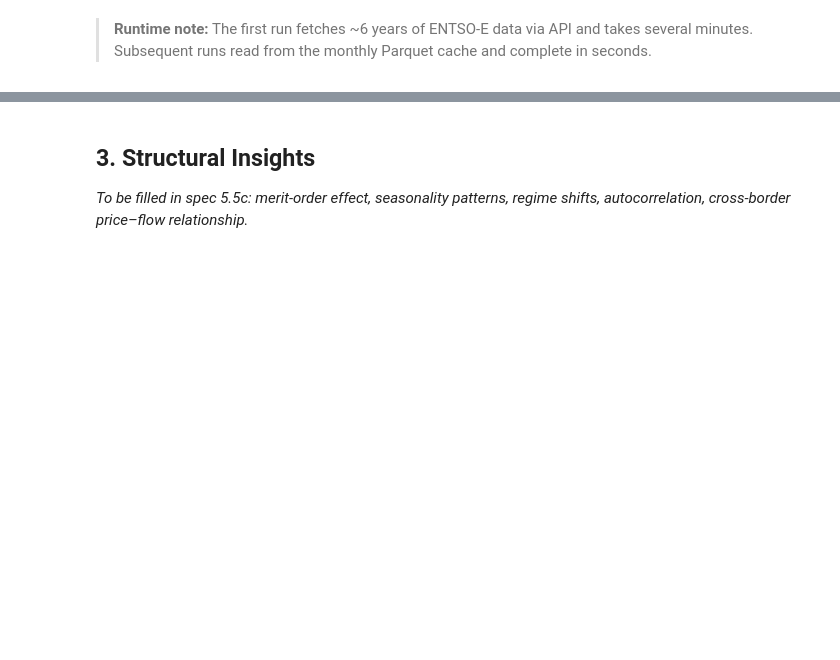
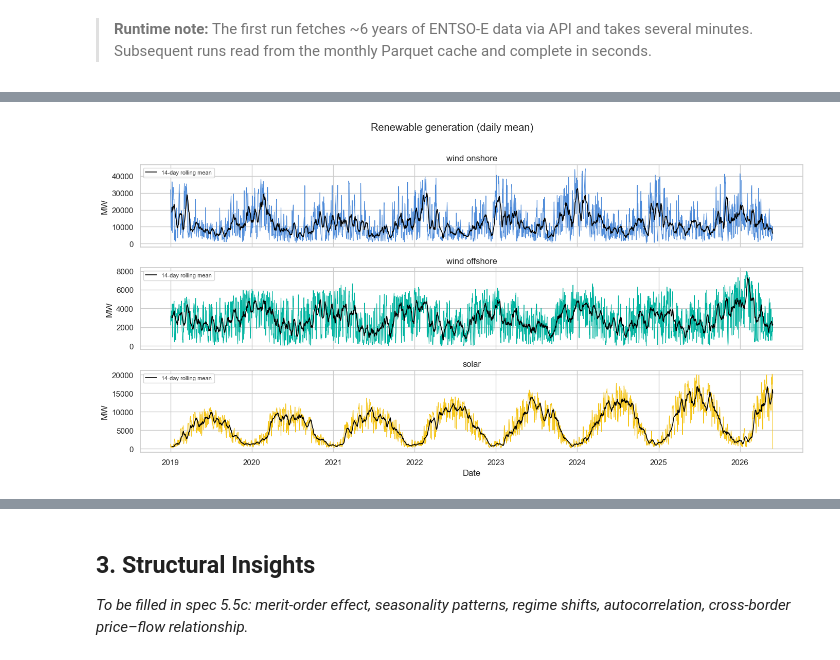
Before and after one commit to soentkeblindow/energy-price-forecast, a Jupyter notebook: notebooks/01_data_exploration.ipynb, the cells around one changed output, grey strips where cells are left out. Drawn from its saved outputs; the diff is of its cells as text; code cells hidden in the pictures; blank space fills up the shorter version.

```diff
--- a/notebooks/01_data_exploration.ipynb
+++ b/notebooks/01_data_exploration.ipynb
@@ -66,0 +140,26 @@ plausibility checks._
+# %%
+renew_cols = ["gen_wind_onshore", "gen_wind_offshore", "gen_solar"]
+available_renew = [c for c in renew_cols if c in df.columns]
+daily_renew = df[available_renew].resample("D").mean()
+
+RENEW_COLORS = {
+    "gen_wind_onshore": "#4e8bd9",
+    "gen_wind_offshore": "#00b4a0",
+    "gen_solar": "#f5c518",
+}
+
+fig, axes = plt.subplots(len(available_renew), 1, figsize=(14, 7), sharex=True)
+for ax, col in zip(axes, available_renew):
+    rolling = daily_renew[col].rolling(14, min_periods=7).mean()
+    ax.plot(daily_renew.index, daily_renew[col], lw=0.8, color=RENEW_COLORS[col])
+    ax.plot(rolling.index, rolling.values, lw=1.2, color="black", label="14-day rolling mean")
+    ax.set_ylabel("MW")
+    ax.set_title(col.replace("gen_", "").replace("_", " "))
+    ax.legend(fontsize=8)
+
+axes[-1].set_xlabel("Date")
+fig.suptitle("Renewable generation (daily mean)", y=1.01)
+plt.tight_layout()
+plt.show()
+# %% [output]
+[figure, added]
```
Also changed, not shown: parts of 26 cells of this notebook, 4 other files.
